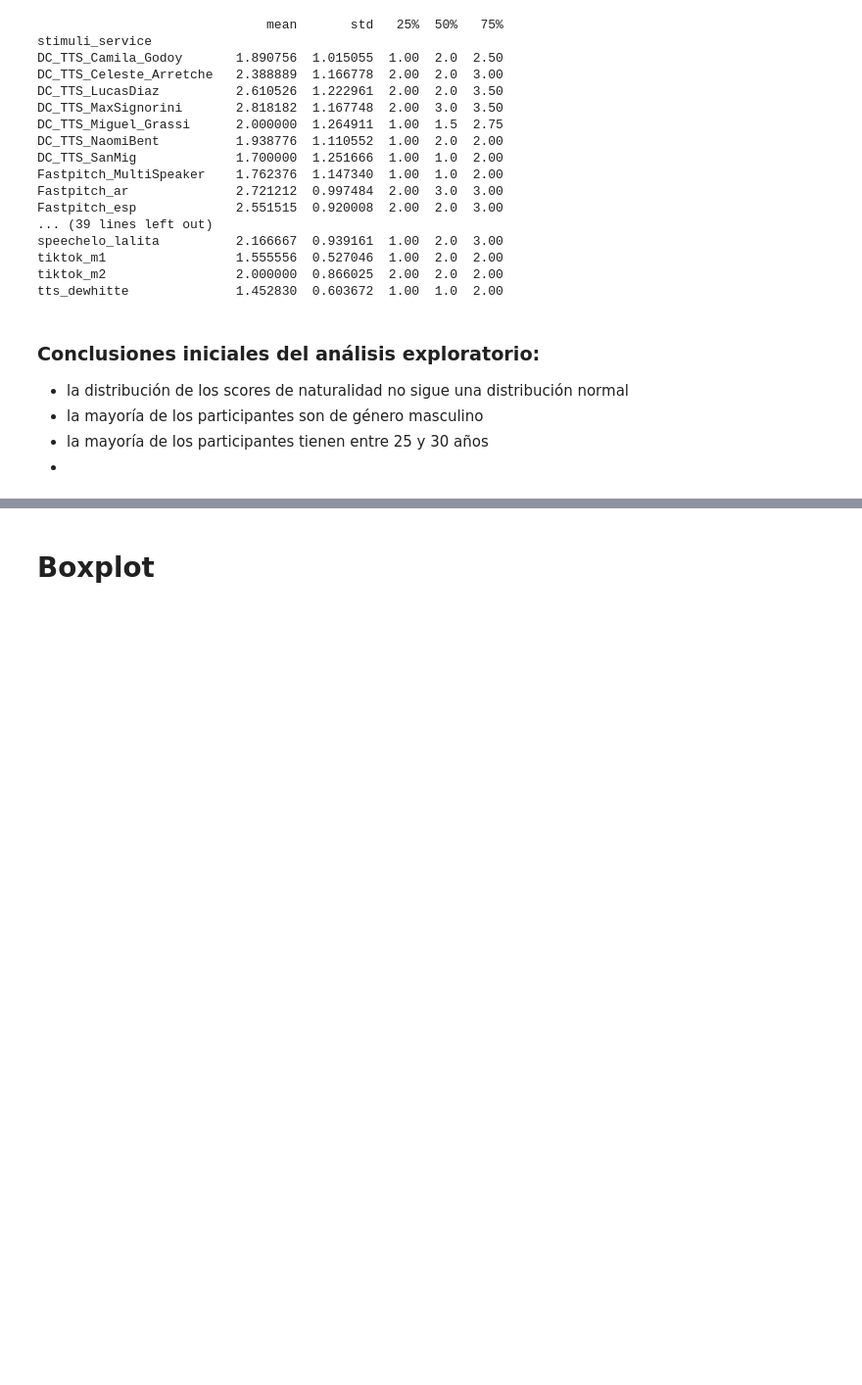
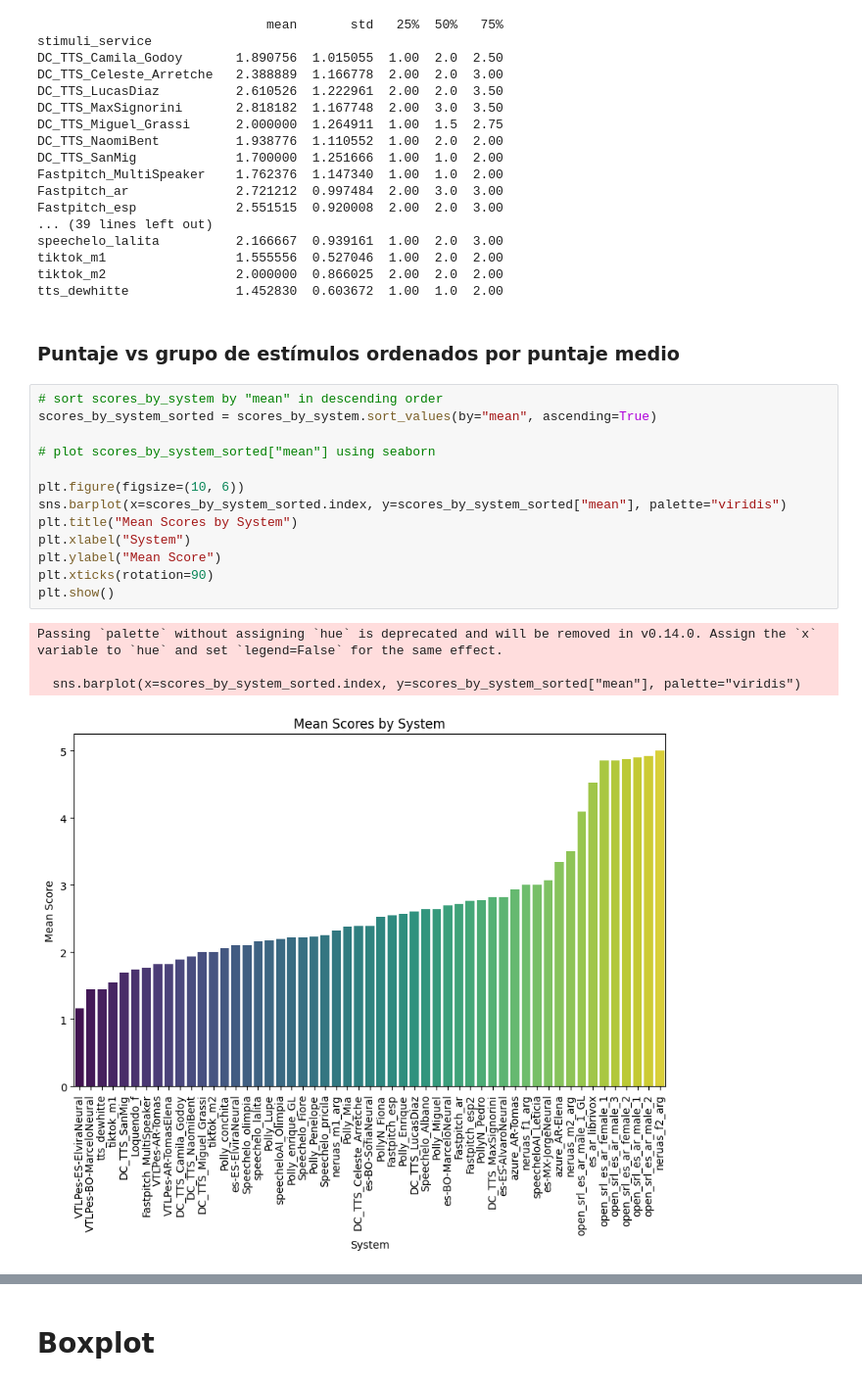
Before and after one commit to asosawelford/tesis, a Jupyter notebook: analysis/exploratory_analysis.ipynb, the cells around one changed output, grey strips where cells are left out. Shown at 98% size. Drawn from its saved outputs; the diff is of its cells as text; blank space fills up the shorter version.

```diff
--- a/analysis/exploratory_analysis.ipynb
+++ b/analysis/exploratory_analysis.ipynb
@@ -244,10 +328,23 @@ speechelo_lalita          2.166667  0.939161  1.00  2.0  3.00
 tiktok_m1                 1.555556  0.527046  1.00  2.0  2.00
 tiktok_m2                 2.000000  0.866025  2.00  2.0  2.00
 tts_dewhitte              1.452830  0.603672  1.00  1.0  2.00
-# %% [markdown]
-### Conclusiones iniciales del análisis exploratorio:
-
-+ la distribución de los scores de naturalidad no sigue una distribución normal
-+ la mayoría de los participantes son de género masculino
-+ la mayoría de los participantes tienen entre 25 y 30 años
-+
+# %% [markdown]
+### Puntaje vs grupo de estímulos ordenados por puntaje medio
+# %%
+# sort scores_by_system by "mean" in descending order
+scores_by_system_sorted = scores_by_system.sort_values(by="mean", ascending=True)
+
+# plot scores_by_system_sorted["mean"] using seaborn
+
+plt.figure(figsize=(10, 6))
+sns.barplot(x=scores_by_system_sorted.index, y=scores_by_system_sorted["mean"], palette="viridis")
+plt.title("Mean Scores by System")
+plt.xlabel("System")
+plt.ylabel("Mean Score")
+plt.xticks(rotation=90)
+plt.show()
+# %% [output]
+Passing `palette` without assigning `hue` is deprecated and will be removed in v0.14.0. Assign the `x` variable to `hue` and set `legend=False` for the same effect.
+
+  sns.barplot(x=scores_by_system_sorted.index, y=scores_by_system_sorted["mean"], palette="viridis")
+[figure, added]
```
Also changed, not shown: parts of 38 cells of this notebook, 5 other files.
